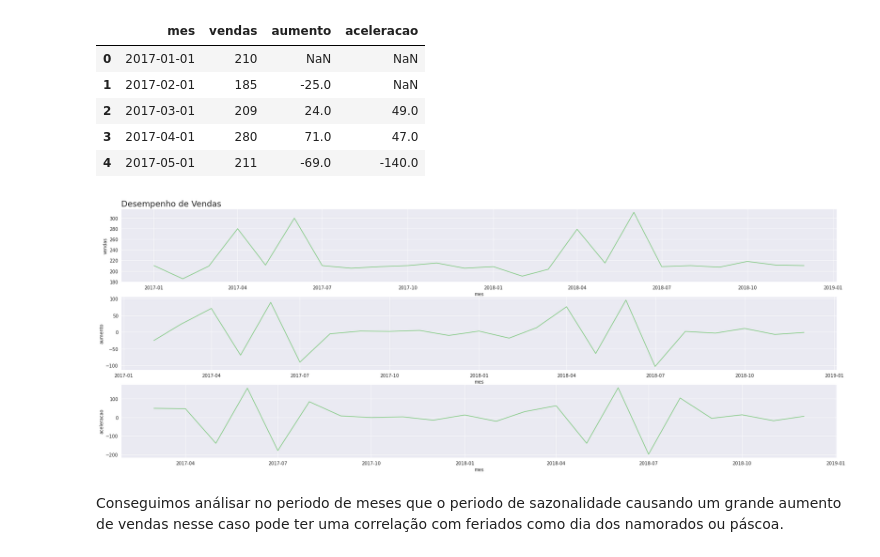
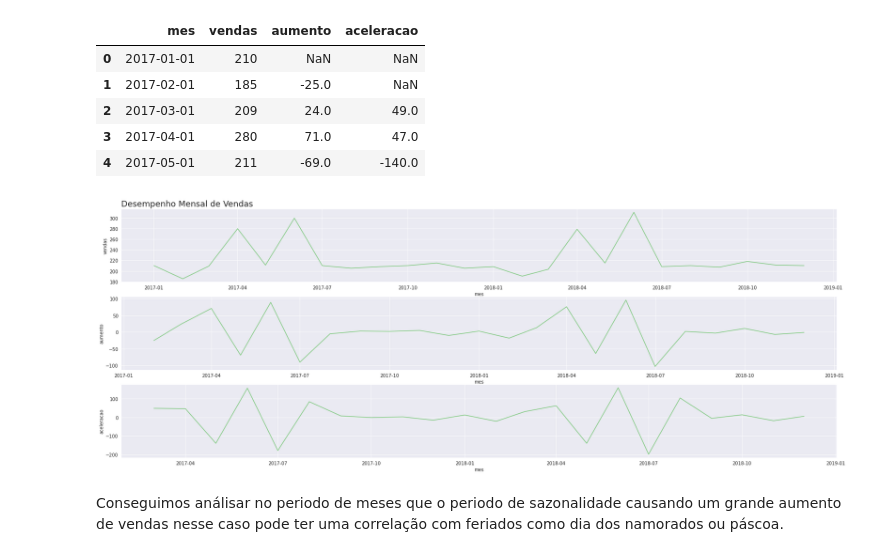
Before and after one commit to King-Bowie/TimeSeries, a Jupyter notebook: TimeSeries.ipynb, the cells around one changed output. Drawn from its saved outputs; the diff is of its cells as text; code cells hidden in the pictures.

```diff
--- a/TimeSeries.ipynb
+++ b/TimeSeries.ipynb
@@ -271,9 +271,9 @@ chocolate.head()
 | 4 | 2017-05-01 | 211 | -69.0 | -140.0 |
 # %%
 plot_comparacao('mes','vendas','aumento','aceleracao',
-                chocolate,'Desempenho de Vendas')
+                chocolate,'Desempenho Mensal de Vendas')
 # %% [output]
-[figure, old version]
+[figure, new version]
 # %% [markdown]
 Conseguimos análisar no periodo de meses que o periodo de sazonalidade causando um grande aumento de vendas nesse caso pode ter uma correlação com feriados como dia dos namorados ou páscoa.
 # %%
```
Also changed, not shown: parts of 9 cells of this notebook.
